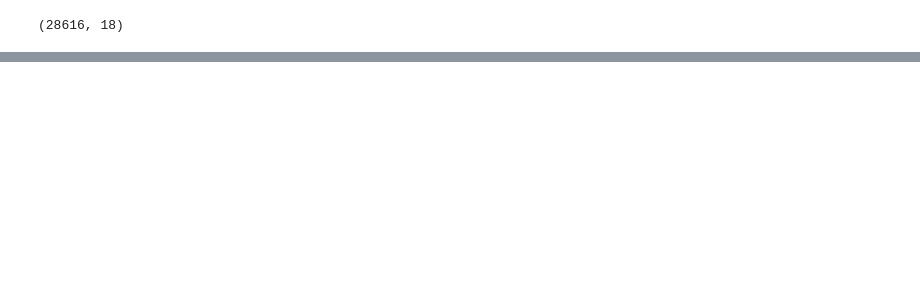
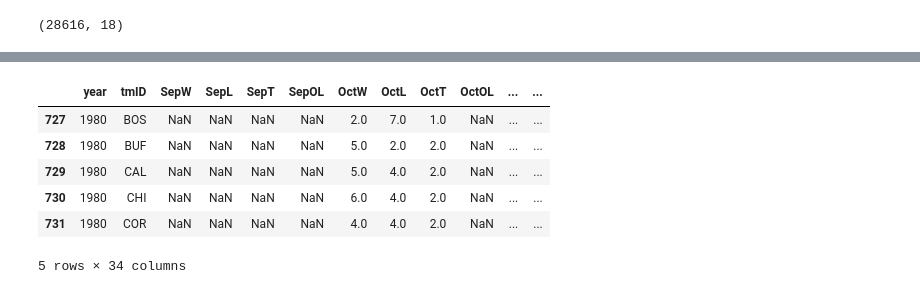
Before and after one commit to Kinetics20/hockey_pandas_practice, a Jupyter notebook: notebooks/joining_2.ipynb, the cells around one changed output, grey strips where cells are left out. Cells and saved outputs as stored; diff of their text form; code cells hidden in the pictures; blank space fills up the shorter version.

```diff
--- a/notebooks/joining_2.ipynb
+++ b/notebooks/joining_2.ipynb
@@ -117,0 +182,10 @@ pd.merge(master_2, scoring, left_index=True, right_on='playerID', how='right').s
+# %%
+team_splits.head()
+# %% [output]
+|  | year | tmID | SepW | SepL | SepT | SepOL | OctW | OctL | OctT | OctOL | ... | ... |
+| 727 | 1980 | BOS | NaN | NaN | NaN | NaN | 2.0 | 7.0 | 1.0 | NaN | ... | ... |
+| 728 | 1980 | BUF | NaN | NaN | NaN | NaN | 5.0 | 2.0 | 2.0 | NaN | ... | ... |
+| 729 | 1980 | CAL | NaN | NaN | NaN | NaN | 5.0 | 4.0 | 2.0 | NaN | ... | ... |
+| 730 | 1980 | CHI | NaN | NaN | NaN | NaN | 6.0 | 4.0 | 2.0 | NaN | ... | ... |
+| 731 | 1980 | COR | NaN | NaN | NaN | NaN | 4.0 | 4.0 | 2.0 | NaN | ... | ... |
+5 rows × 34 columns
```
Also changed, not shown: parts of 25 cells of this notebook, 3 other files.
